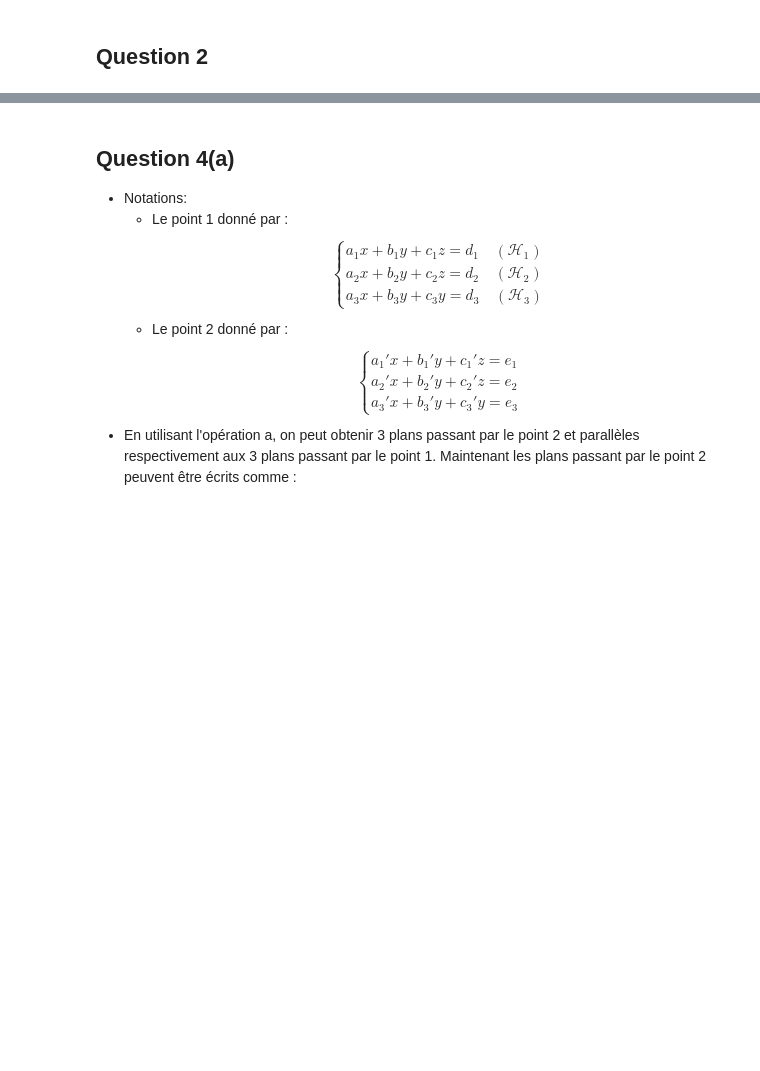
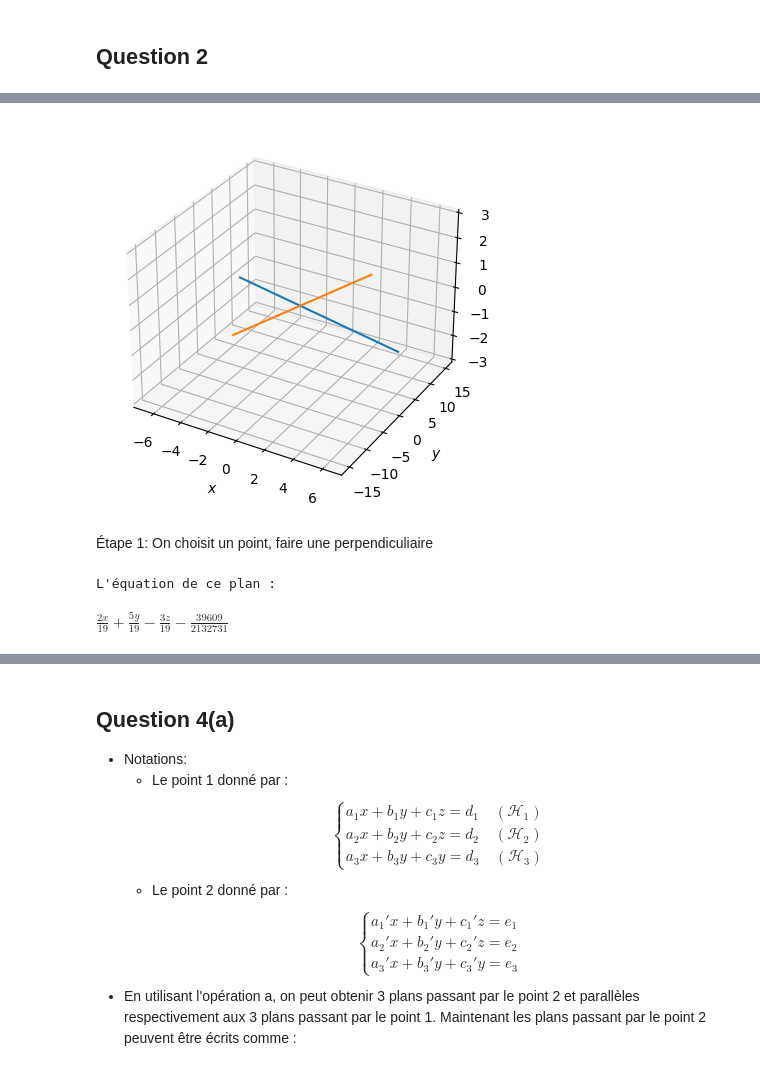
Before and after one commit to Languisher/Projects-2023, a Jupyter notebook: Projet_AL/Projet_Final.ipynb, the cells around one changed output, grey strips where cells are left out. Saved outputs shown, nothing was run; the diff lists cells and outputs as text; code cells hidden in the pictures; blank space fills up the shorter version.

```diff
--- a/Projet_AL/Projet_Final.ipynb
+++ b/Projet_AL/Projet_Final.ipynb
@@ -933,0 +952,68 @@ perpendiculaire_commune(droite1,droite2)
+# %%
+# Planes
+ax = plt.axes(projection="3d")
+
+x_data = np.arange(-5, 5, 0.01)
+y_data = np.arange(-5, 5, 0.01)
+
+X, Y = np.meshgrid(x_data, y_data)
+
+droite1_Z = [0, 0]
+
+
+# Le ligne 20 est SEULEMENT POUR ILLUSTRATION, MAIS PAS DANS LA PARTIE D'DÉMONSTRATION !
+z_val = np.linspace(-3, 3, 100)
+##########################
+x_val = 15/8 - 2*z_val/3 # Change ici si vous changez la droite
+y_val = -1/15 - 5*z_val/1 # Change ici si vous changez la droite
+##########################
+
+plt.plot(x_val, y_val, z_val)
+droite2_Z = [0, 0]
+
+
+# Le ligne 20 est SEULEMENT POUR ILLUSTRATION, MAIS PAS DANS LA PARTIE D'DÉMONSTRATION !
+z_val = np.linspace(-3, 3, 100)
+##########################
+x_val = - 3/34 + 73*z_val/34  # Change ici si vous changez la droite
+y_val = -69*z_val/34 + 21/34 # Change ici si vous changez la droite
+##########################
+
+plt.plot(x_val, y_val, z_val)
+
+
+
+ax.set_xlabel("$x$")
+ax.set_ylabel("$y$")
+ax.set_zlabel("$z$")
+
+plt.savefig("./c1.pdf")
+plt.show()
+# %% [output]
+[figure, added]
+# %% [markdown]
+Étape 1: On choisit un point, faire une perpendiculiaire
+# %%
+def perpendiculaire_commune_partie1(droite1=Droite(),droite2=Droite()):
+    m = None
+    m = sp.Symbol("m")
+    point_sur_droite = Point_de_droite(m ,droite1)
+    point_de_nouveau = Point(droite2.params[0],droite2.params[1], tuple(perpendiculaire(point_sur_droite, droite1).params[0]))
+    point_de_retour  =  Point(droite1.params[0],droite1.params[1], tuple(perpendiculaire(point_de_nouveau,droite2).params[0]))
+
+    Le_constante = sp.solve([sp.Matrix([point_sur_droite.params[0],
+                                        point_sur_droite.params[1],
+                                        point_sur_droite.params[2],
+                                        point_de_retour.params[2]]).det()],[m])
+
+    Le_point_1 = Point_de_droite(Le_constante[m],droite1)
+    return Plan(tuple(perpendiculaire(Le_point_1,droite1).params[0]))
+
+
+droite1=Droite((2, 1, 3, 1), (3, 9, 17, 1))
+droite2=Droite((1,5,8,3),(9,11,3,6))
+plan_perp1 = perpendiculaire_commune_partie1(droite1,droite2)
+plan_perp1.info()
+# %% [output]
+L'équation de ce plan :
+$\displaystyle \frac{2 x}{19} + \frac{5 y}{19} - \frac{3 z}{19} - \frac{39609}{2132731}$
```
Also changed, not shown: parts of 27 cells of this notebook, 14 other files.
